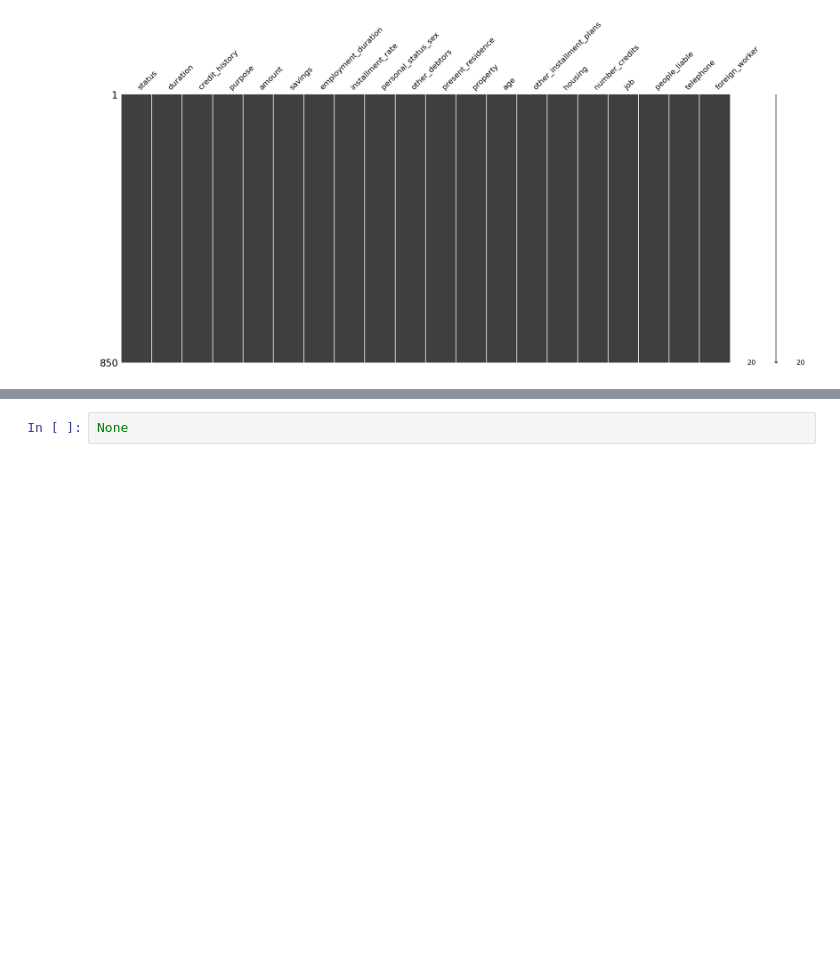
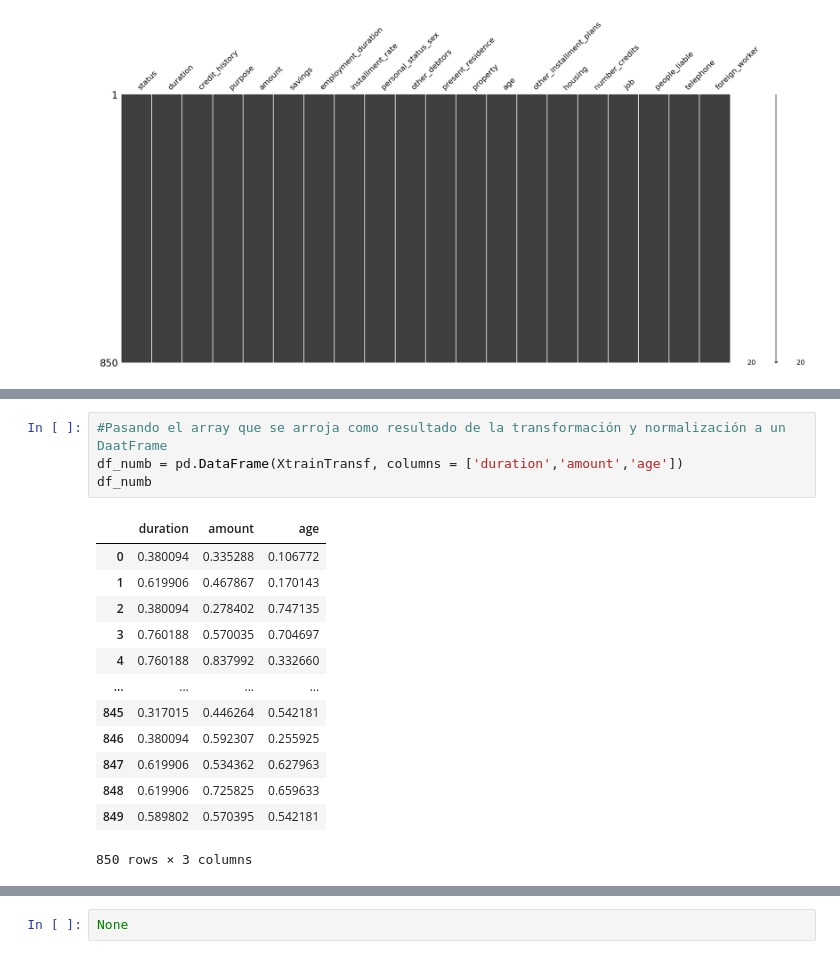
Before and after one commit to KarltonBotics/MNA-IA-Equipos51, a Jupyter notebook: Arboldedecision_Equipo51.ipynb, the cells around one changed output, grey strips where cells are left out. Drawn from its saved outputs; the diff is of its cells as text; blank space fills up the shorter version.

```diff
--- a/Arboldedecision_Equipo51.ipynb
+++ b/Arboldedecision_Equipo51.ipynb
@@ -411,0 +438,18 @@ Pipeline(steps=[('scalar', MinMaxScaler(feature_range=(1, 2))),
+# %%
+#Pasando el array que se arroja como resultado de la transformación y normalización a un DaatFrame
+df_numb = pd.DataFrame(XtrainTransf, columns = ['duration','amount','age'])
+df_numb
+# %% [output]
+|  | duration | amount | age |
+| 0 | 0.380094 | 0.335288 | 0.106772 |
+| 1 | 0.619906 | 0.467867 | 0.170143 |
+| 2 | 0.380094 | 0.278402 | 0.747135 |
+| 3 | 0.760188 | 0.570035 | 0.704697 |
+| 4 | 0.760188 | 0.837992 | 0.332660 |
+| ... | ... | ... | ... |
+| 845 | 0.317015 | 0.446264 | 0.542181 |
+| 846 | 0.380094 | 0.592307 | 0.255925 |
+| 847 | 0.619906 | 0.534362 | 0.627963 |
+| 848 | 0.619906 | 0.725825 | 0.659633 |
+| 849 | 0.589802 | 0.570395 | 0.542181 |
+850 rows × 3 columns
```
Also changed, not shown: parts of 39 cells of this notebook.
